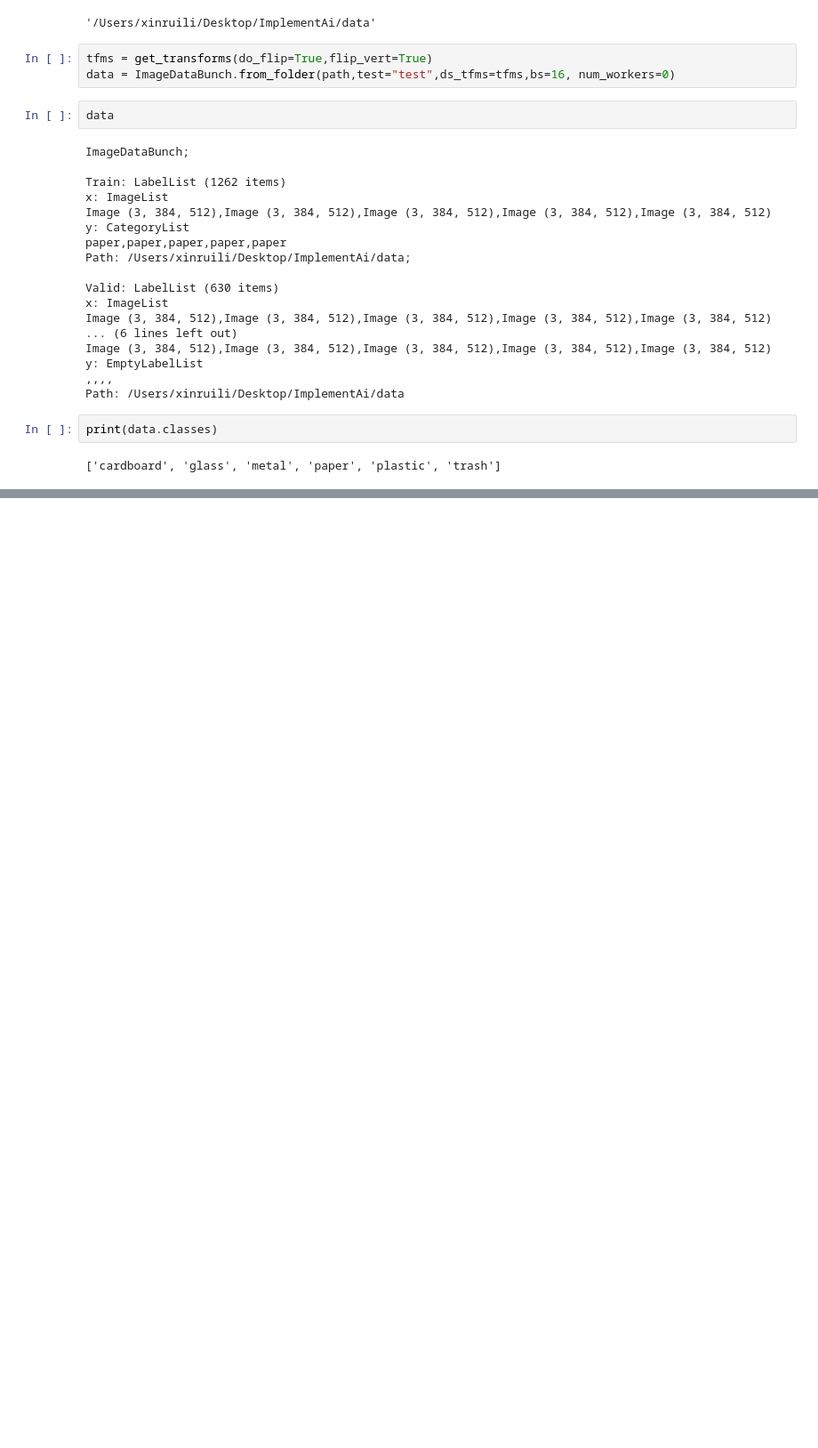
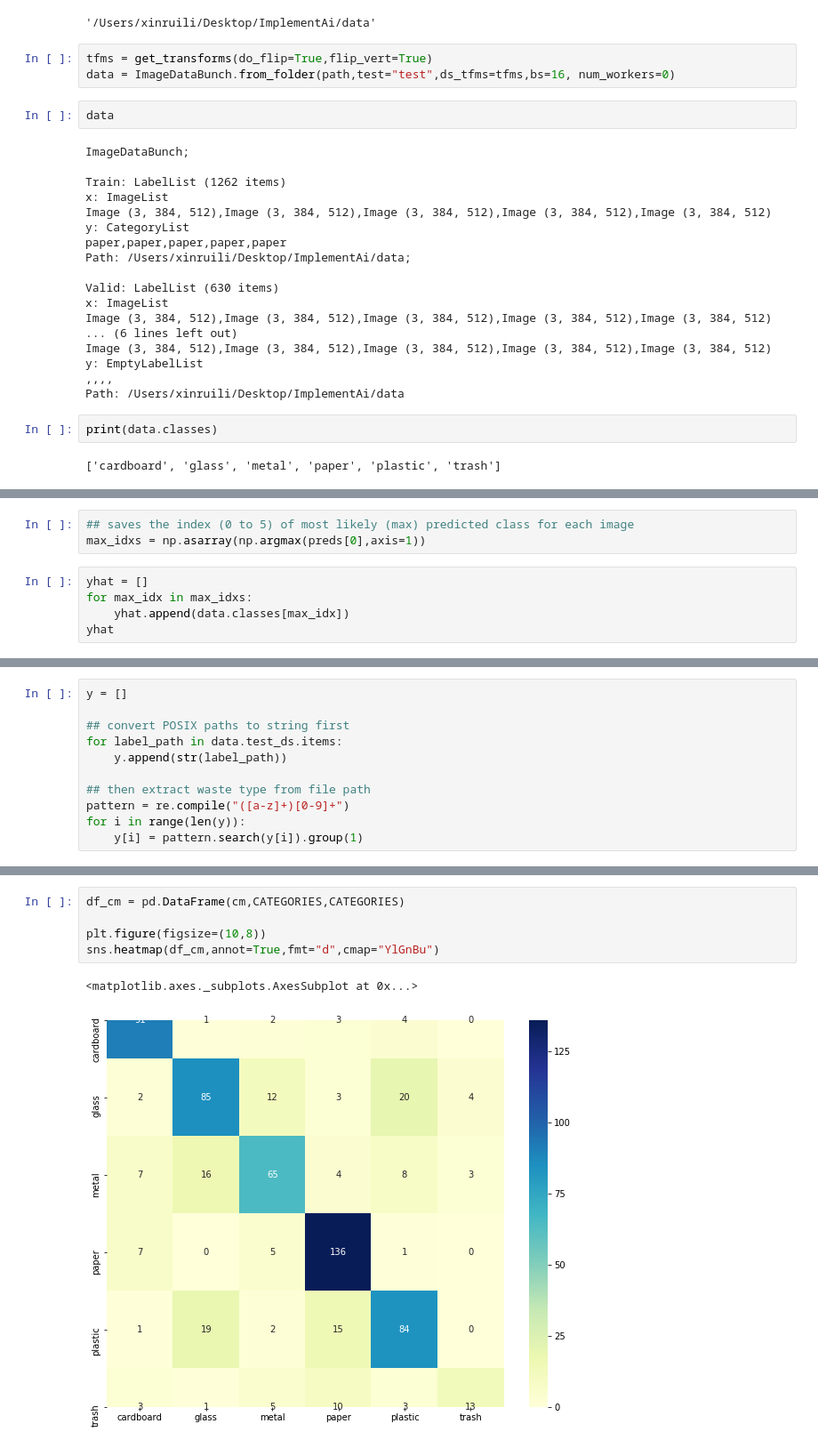
Before and after one commit to xinruili07/waste-disposal-classifier, a Jupyter notebook: Untitled.ipynb, the cells around one changed output, grey strips where cells are left out. Shown at 89% size. Cells and saved outputs as stored; diff of their text form; blank space fills up the shorter version.

```diff
--- a/Untitled.ipynb
+++ b/Untitled.ipynb
@@ -123,0 +173,8 @@ learn.save('mini_train')
+# %%
+## saves the index (0 to 5) of most likely (max) predicted class for each image
+max_idxs = np.asarray(np.argmax(preds[0],axis=1))
+# %%
+yhat = []
+for max_idx in max_idxs:
+    yhat.append(data.classes[max_idx])
+yhat
@@ -123,0 +203,11 @@ learn.save('mini_train')
+# %%
+y = []
+
+## convert POSIX paths to string first
+for label_path in data.test_ds.items:
+    y.append(str(label_path))
+
+## then extract waste type from file path
+pattern = re.compile("([a-z]+)[0-9]+")
+for i in range(len(y)):
+    y[i] = pattern.search(y[i]).group(1)
@@ -123,0 +232,8 @@ learn.save('mini_train')
+# %%
+df_cm = pd.DataFrame(cm,CATEGORIES,CATEGORIES)
+
+plt.figure(figsize=(10,8))
+sns.heatmap(df_cm,annot=True,fmt="d",cmap="YlGnBu")
+# %% [output]
+<matplotlib.axes._subplots.AxesSubplot at 0x...>
+[figure, added]
```
Also changed, not shown: parts of 16 cells of this notebook, 3 other files.
